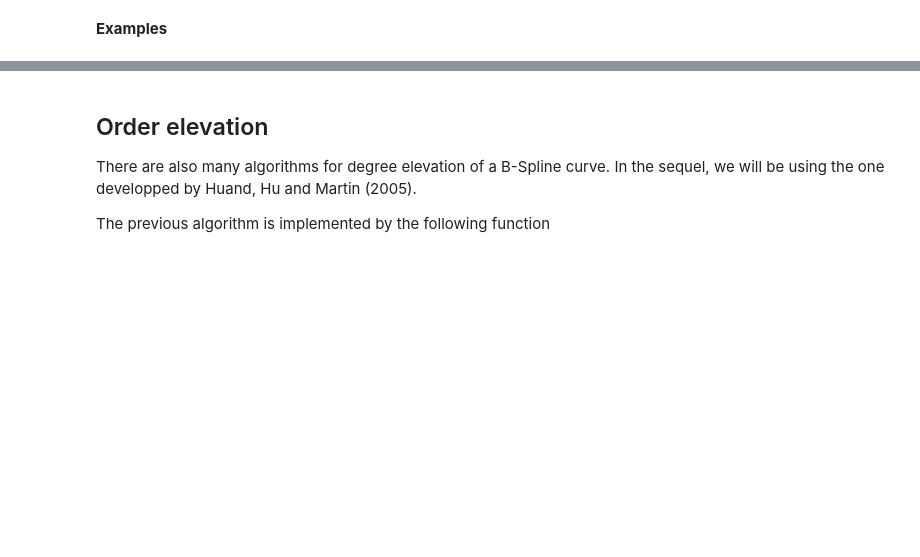
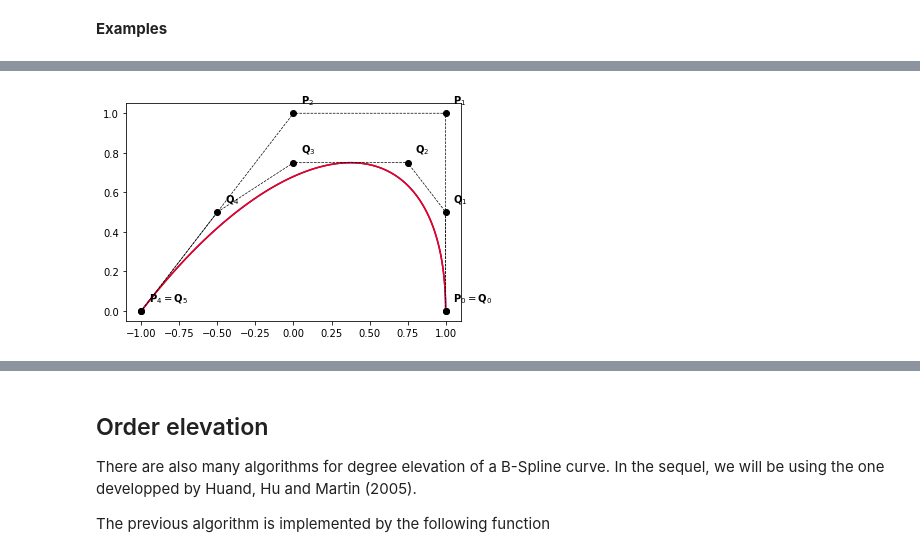
Before and after one commit to ratnania/MA5938, a Jupyter notebook: ch1/B-Splines_Fundamental_geometric_operations.ipynb, the cells around one changed output, grey strips where cells are left out. Drawn from its saved outputs; the diff is of its cells as text; code cells hidden in the pictures; blank space fills up the shorter version.

```diff
--- a/ch1/B-Splines_Fundamental_geometric_operations.ipynb
+++ b/ch1/B-Splines_Fundamental_geometric_operations.ipynb
@@ -84,0 +110,4 @@ example_1()
+# %%
+example_1(times=2)
+# %% [output]
+[figure, added]
```
Also changed, not shown: parts of 14 cells of this notebook, 2 other files.
